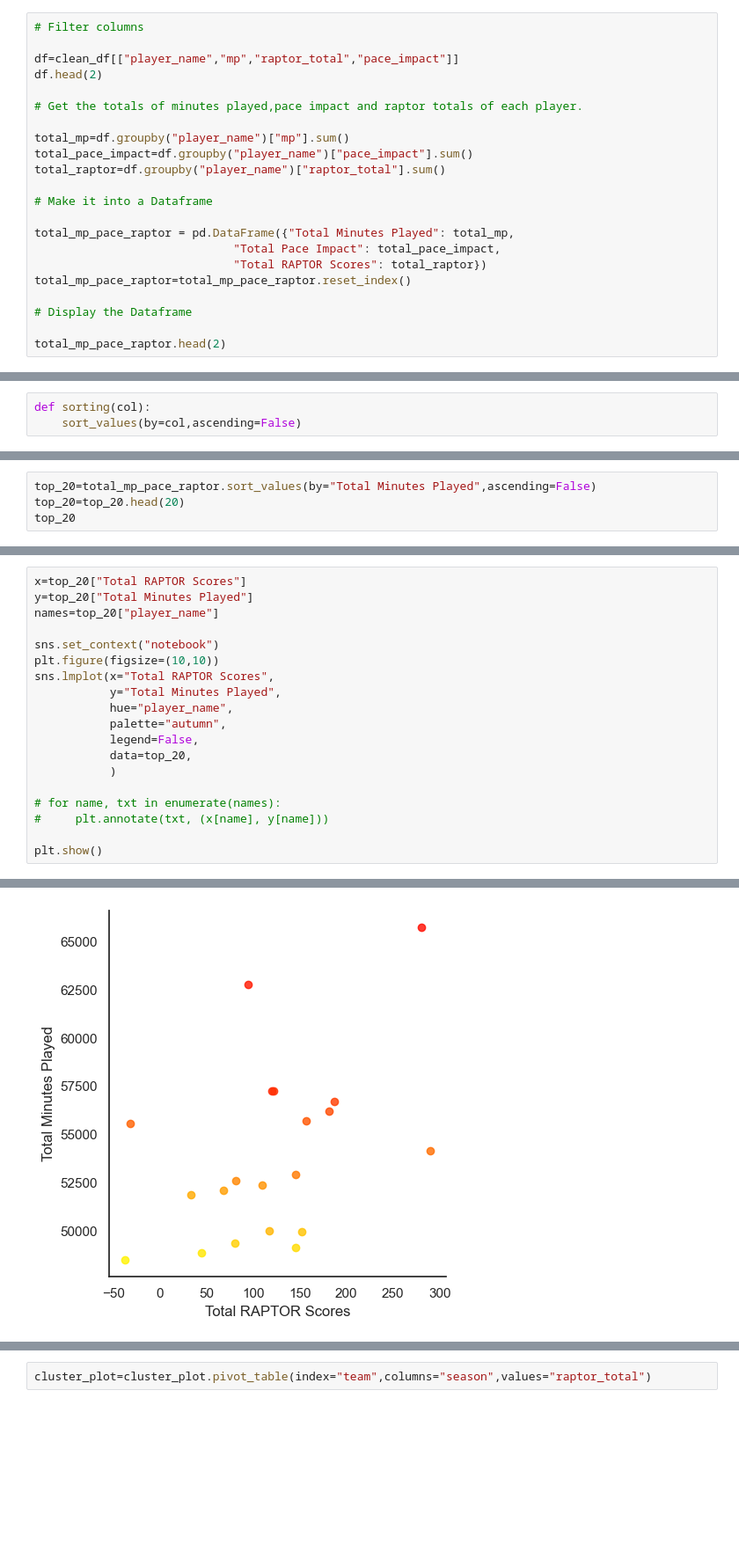
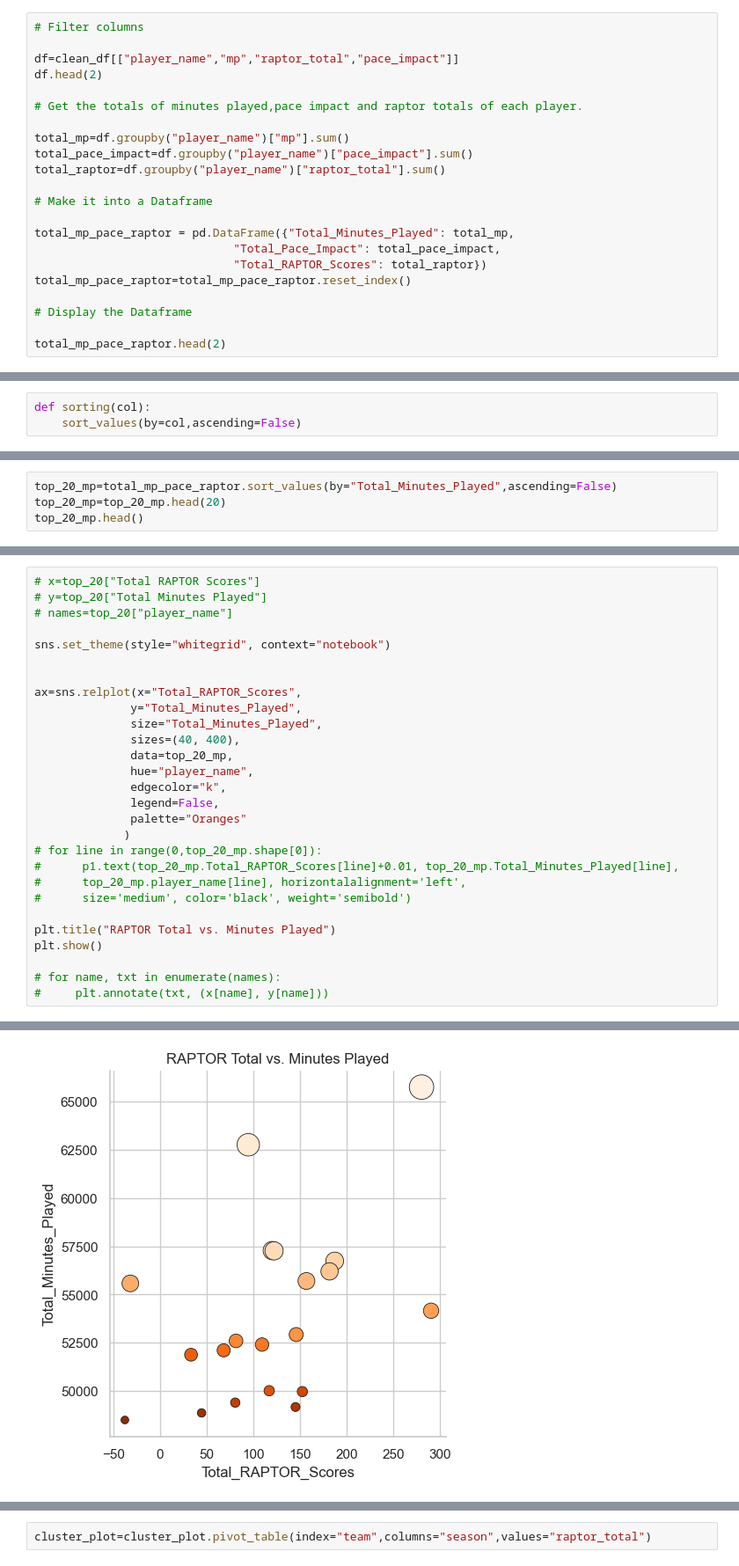
Before and after one commit to UzmaSayyeda/Project01, a Jupyter notebook: Pace_Impact vs. Min_played.ipynb, the cells around one changed output, grey strips where cells are left out. Shown at 88% size. Drawn from its saved outputs; the diff is of its cells as text; blank space fills up the shorter version.

```diff
--- a/Pace_Impact vs. Min_played.ipynb
+++ b/Pace_Impact vs. Min_played.ipynb
@@ -60,9 +62,9 @@ total_raptor=df.groupby("player_name")["raptor_total"].sum()
 
 # Make it into a Dataframe
 
-total_mp_pace_raptor = pd.DataFrame({"Total Minutes Played": total_mp,
-                             "Total Pace Impact": total_pace_impact,
-                             "Total RAPTOR Scores": total_raptor})
+total_mp_pace_raptor = pd.DataFrame({"Total_Minutes_Played": total_mp,
+                             "Total_Pace_Impact": total_pace_impact,
+                             "Total_RAPTOR_Scores": total_raptor})
 total_mp_pace_raptor=total_mp_pace_raptor.reset_index()
 
 # Display the Dataframe
@@ -254,7 +223,7 @@ custom_bar("Player Name","Total RAPTOR Scores")
 # %% [output]
 [figure]
 # %%
-top_20=total_mp_pace_raptor.sort_values(by="Total Minutes Played",ascending=False)
-top_20=top_20.head(20)
-top_20
+top_20_mp=total_mp_pace_raptor.sort_values(by="Total_Minutes_Played",ascending=False)
+top_20_mp=top_20_mp.head(20)
+top_20_mp.head()
 # %% [output]
@@ -278,20 +236,29 @@ top_20
 # %%
-x=top_20["Total RAPTOR Scores"]
-y=top_20["Total Minutes Played"]
-names=top_20["player_name"]
+# x=top_20["Total RAPTOR Scores"]
+# y=top_20["Total Minutes Played"]
+# names=top_20["player_name"]
 
-sns.set_context("notebook")
-plt.figure(figsize=(10,10))
-sns.lmplot(x="Total RAPTOR Scores",
-           y="Total Minutes Played",
-           hue="player_name",
-           palette="autumn",
-           legend=False,
-           data=top_20,
-           )
+sns.set_theme(style="whitegrid", context="notebook")
+
+
+ax=sns.relplot(x="Total_RAPTOR_Scores",
+              y="Total_Minutes_Played",
+              size="Total_Minutes_Played",
+              sizes=(40, 400),
+              data=top_20_mp,
+              hue="player_name",
+              edgecolor="k",
+              legend=False,
+              palette="Oranges"
+             )
+# for line in range(0,top_20_mp.shape[0]):
+#      p1.text(top_20_mp.Total_RAPTOR_Scores[line]+0.01, top_20_mp.Total_Minutes_Played[line],
+#      top_20_mp.player_name[line], horizontalalignment='left',
+#      size='medium', color='black', weight='semibold')
+
+plt.title("RAPTOR Total vs. Minutes Played")
+plt.show()
 
 # for name, txt in enumerate(names):
 #     plt.annotate(txt, (x[name], y[name]))
-
-plt.show()
 # %% [output]
@@ -299,2 +265,2 @@ plt.show()
-[figure, old version]
+[figure, new version]
 # %%
```
Also changed, not shown: parts of 20 cells of this notebook.
